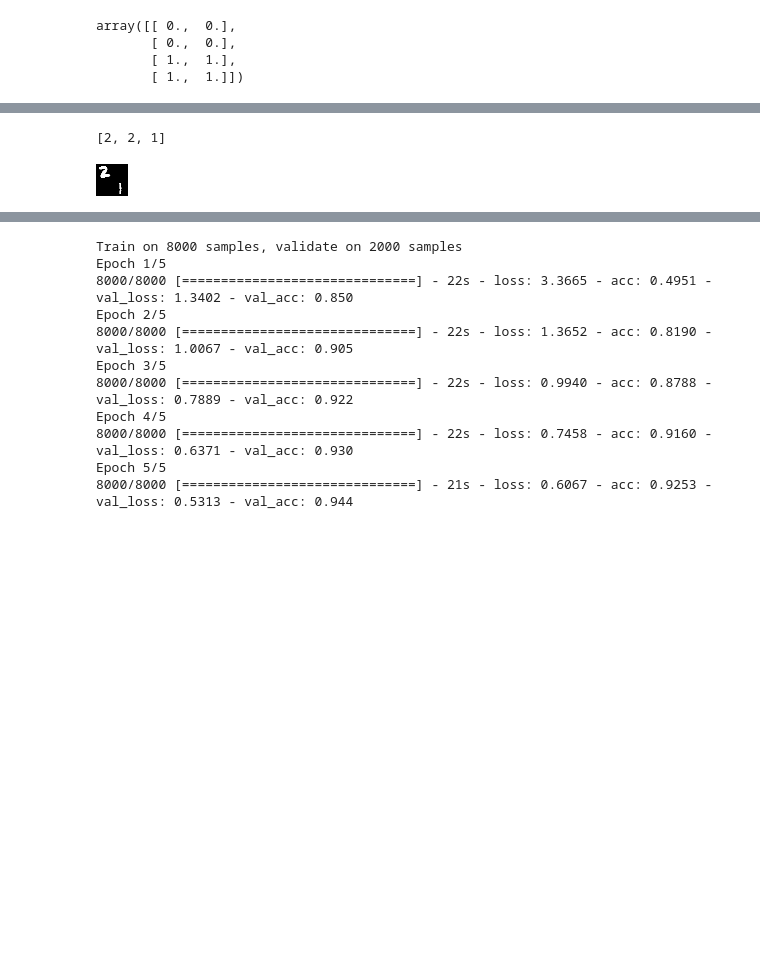
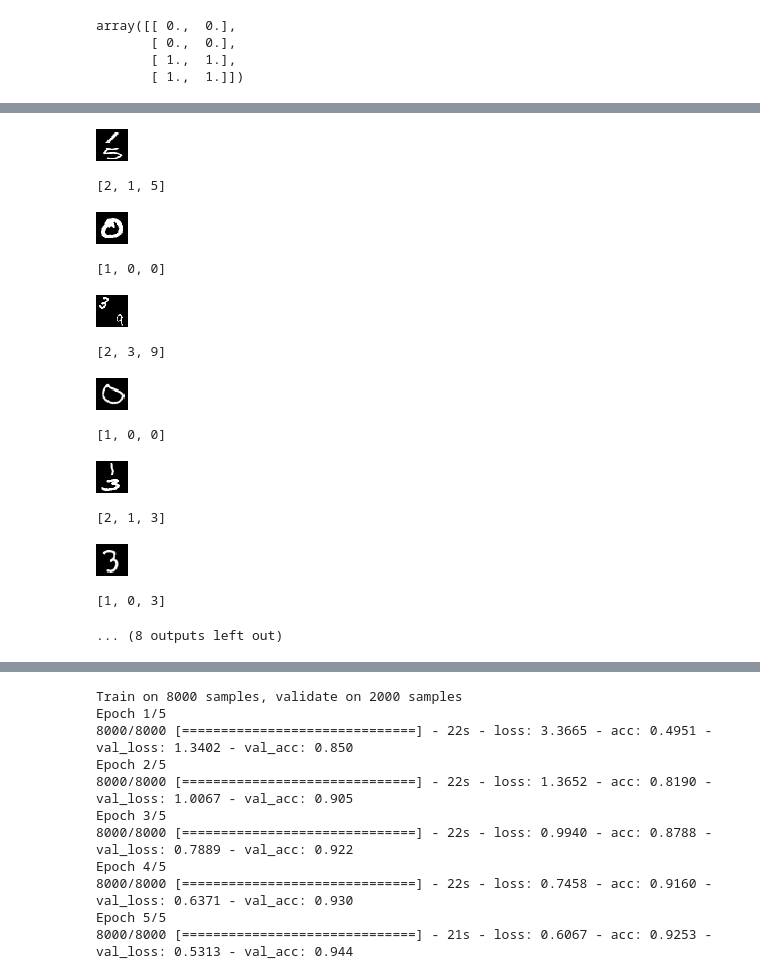
Before and after one commit to sathyz/svhn, a Jupyter notebook: SVHN_Synthetic.ipynb, the cells around one changed output, grey strips where cells are left out. Cells and saved outputs as stored; diff of their text form; code cells hidden in the pictures; blank space fills up the shorter version.

```diff
--- a/SVHN_Synthetic.ipynb
+++ b/SVHN_Synthetic.ipynb
@@ -143,37 +142,0 @@ array([4, 2, 1])
-# %%
-def gen_samples(x_in, y_in, n_samples):
-    #n_samples = 10000
-
-    samples = np.random.choice(len(x_in), [n_samples,2], replace=True)
-
-    xs = np.empty((n_samples, 32, 32, 1))
-    ys = [ np.zeros((n_samples, MAX_LEN+1)) ] + [ np.zeros((n_samples, 10)) for i in range(MAX_LEN)]
-
-    # ys[0][:, 2] = 1 # all numbers are of length = 2 for now
-    blank = np.zeros((28,28))
-
-    for i, sample in enumerate(samples):
-        # print(ys[i])
-        if y_in[sample[0]] > 0:
-            ys[0][i, 2] = 1
-            ys[1][i, y_in[sample[0]]] = 1
-            ix = i % 4
-            if ix == 0:
-                xs[i] = img_to_array(array_to_img(np.concatenate(x_in[sample], axis=0).reshape((56,28,1))).resize((32,32)))
-            elif ix == 1:
-                d1 = np.vstack((blank, x_in[sample[0]]))
-                d2 = np.vstack((x_in[sample[1]], blank))
-                xs[i] = img_to_array(array_to_img(np.concatenate( [d1, d2], axis=1).reshape((56,56,1))).resize((32,32)))
-            elif ix == 2:
-                d1 = np.vstack((x_in[sample[0]], blank))
-                d2 = np.vstack((blank, x_in[sample[1]]))
-                xs[i] = img_to_array(array_to_img(np.concatenate( [d1, d2], axis=1).reshape((56,56,1))).resize((32,32)))
-            else:
-                xs[i] = img_to_array(array_to_img(np.concatenate(x_in[sample], axis=1).reshape((28,56,1))).resize((32,32)))
-        else:
-            ys[0][i, 1] = 1
-            xs[i] = img_to_array(array_to_img(x_in[sample[1]].reshape((28,28,1))).resize((32,32)))
-
-        ys[2][i, y_in[sample[1]]] = 1
-
-    return xs, ys
@@ -182,9 +196,21 @@ test = gen_samples(mx_train, my_train, 5)
-# %%
-print([yi[2].argmax() for yi in test[1]])
-array_to_img(test[0][2])
-# %% [output]
-[2, 2, 1]
-[figure, removed]
+# %%
+for i in range(len(xs)):
+    display(array_to_img(xs[i]))
+    print([yi[i].argmax() for yi in ys])
+# %% [output]
+[figure, added]
+[2, 1, 5]
+[figure, added]
+[1, 0, 0]
+[figure, added]
+[2, 3, 9]
+[figure, added]
+[1, 0, 0]
+[figure, added]
+[2, 1, 3]
+[figure, added]
+[1, 0, 3]
+... (8 outputs left out)
 # %%
 x_train, y_train = gen_samples(mx_train, my_train, 60000)
 x_test, y_test = gen_samples(mx_test, my_test, 6000)
```
Also changed, not shown: parts of 13 cells of this notebook.
